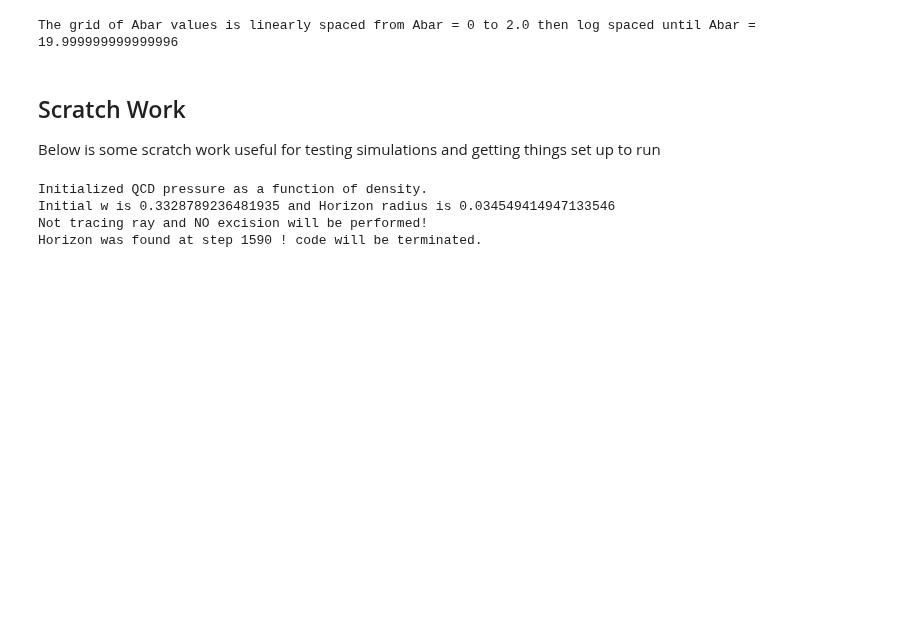
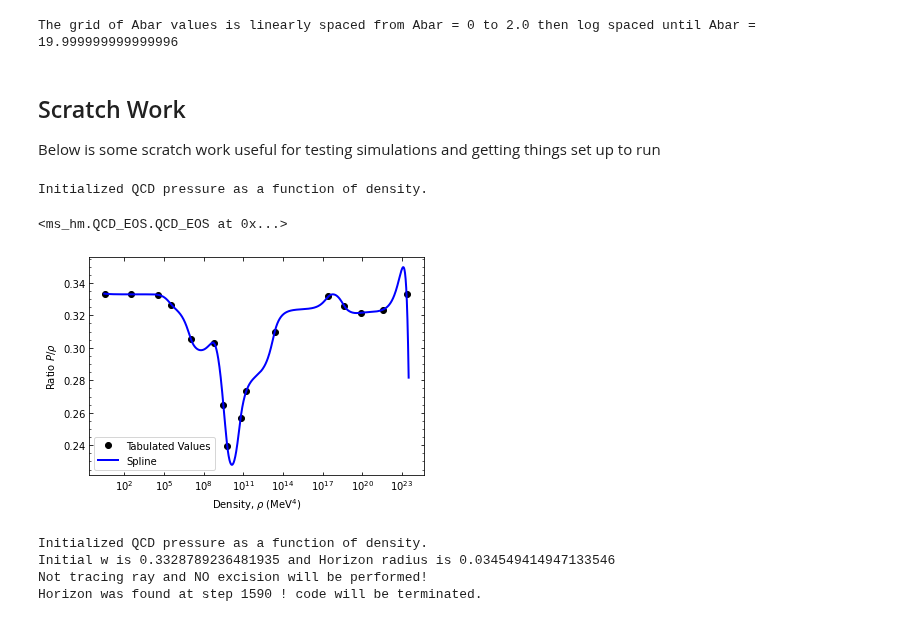
Before and after one commit to jbmertens/criticalcollapse, a Jupyter notebook: Critical_scaling.ipynb, the cells around one changed output. Cells and saved outputs as stored; diff of their text form; code cells hidden in the pictures; blank space fills up the shorter version.

```diff
--- a/Critical_scaling.ipynb
+++ b/Critical_scaling.ipynb
@@ -208,6 +211,14 @@ The grid of Abar values is linearly spaced from Abar = 0 to 2.0 then log spaced
 ## Scratch Work
 
 Below is some scratch work useful for testing simulations and getting things set up to run
+# %%
+reload(ms_hm.QCD_EOS)
+from ms_hm.QCD_EOS import *
+QCD_EOS()
+# %% [output]
+Initialized QCD pressure as a function of density.
+<ms_hm.QCD_EOS.QCD_EOS at 0x...>
+[figure, added]
 # %%
 # Reload MS module and try a run
 reload(ms_hm.MS)
```
Also changed, not shown: parts of 1 cell of this notebook, 2 other files.
